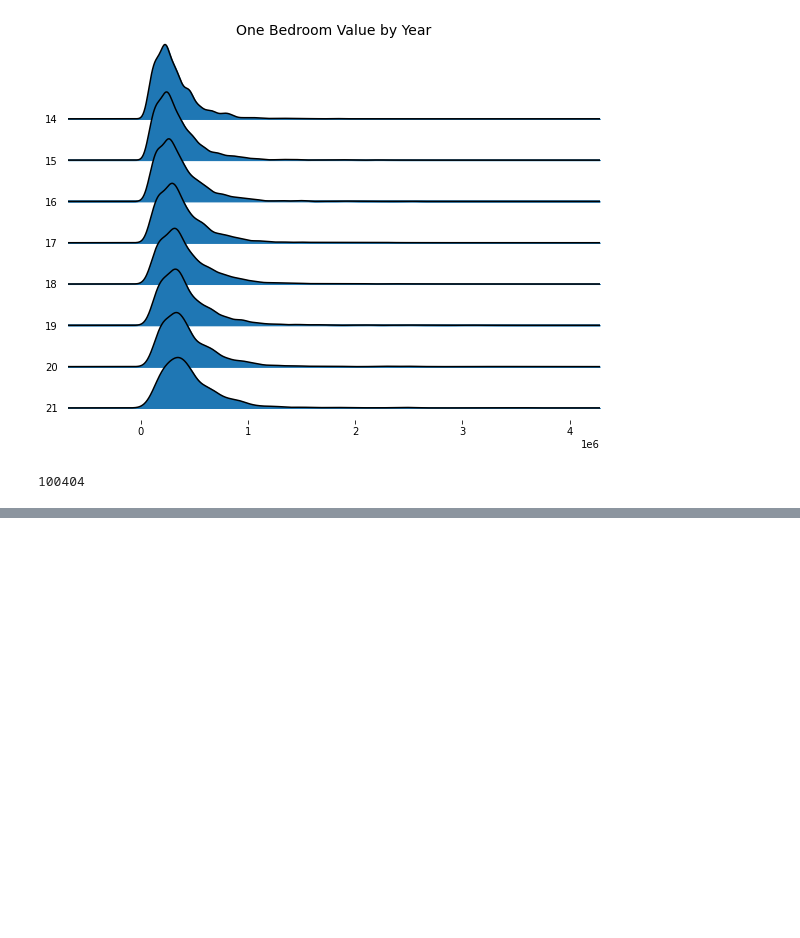
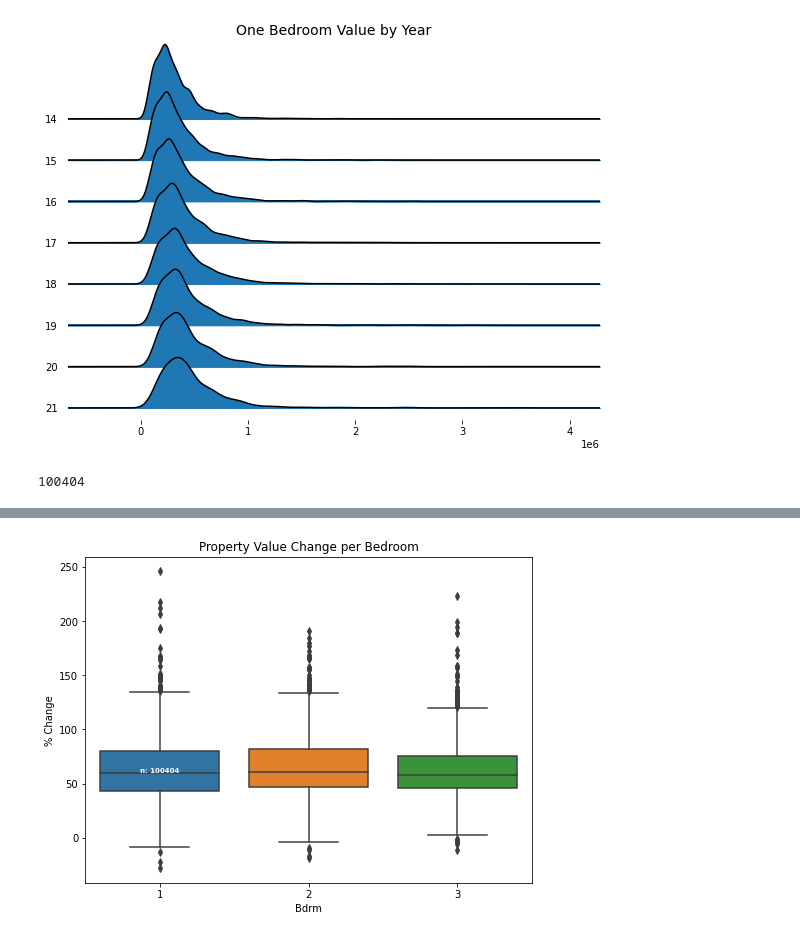
Before and after one commit to laurajimenezsano/Bull_Builder, a Jupyter notebook: Property_Value_Boxplot_DONE.ipynb, the cells around one changed output, grey strips where cells are left out. Cells and saved outputs as stored; diff of their text form; code cells hidden in the pictures; blank space fills up the shorter version.

Commit message:
% change boxplot

```diff
--- a/Property_Value_Boxplot_DONE.ipynb
+++ b/Property_Value_Boxplot_DONE.ipynb
@@ -152,0 +155,3 @@ len(property_one)
+# %%
+property_dataset = pd.read_csv('Resources_Laura/clean_property_value.csv')
+property_dataset.head()
@@ -152,0 +165,26 @@ len(property_one)
+# %%
+#plotting box and whisker
+fig, ax = plt.subplots()
+fig.set_size_inches((8,6))
+sns.boxplot(x='Bdrm',y='% Change',data=property_dataset,ax=ax)
+ax.set_title('Property Value Change per Bedroom')
+
+medians = property_dataset.groupby(['Bedrooms'])['% Change'].median().values
+nobs = property_one['Bdrm'].value_counts().values
+nobs = [str(x) for x in nobs.tolist()]
+nobs = ["n: " + i for i in nobs]
+
+# Add it to the plot
+pos = range(len(nobs))
+for tick,label in zip(pos,ax.get_xticklabels()):
+    ax.text(pos[tick],
+            medians[tick] + 0.03,
+            nobs[tick],
+            horizontalalignment='center',
+            size='x-small',
+            color='w',
+            weight='semibold')
+plt.savefig("Resources_Laura/Property Value Change per Bedroom.png")
+plt.show()
+# %% [output]
+[figure, added]
```
Also changed, not shown: parts of 3 cells of this notebook, 4 other files.
